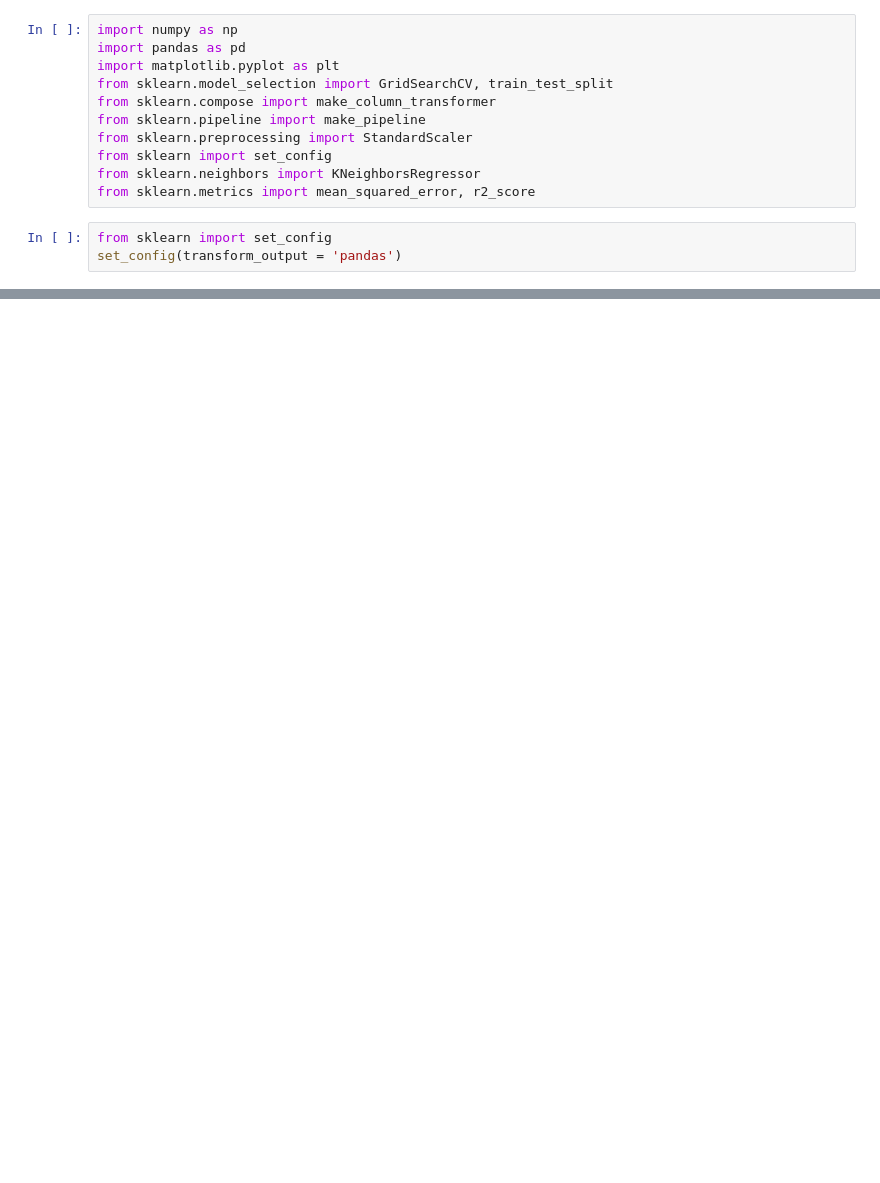
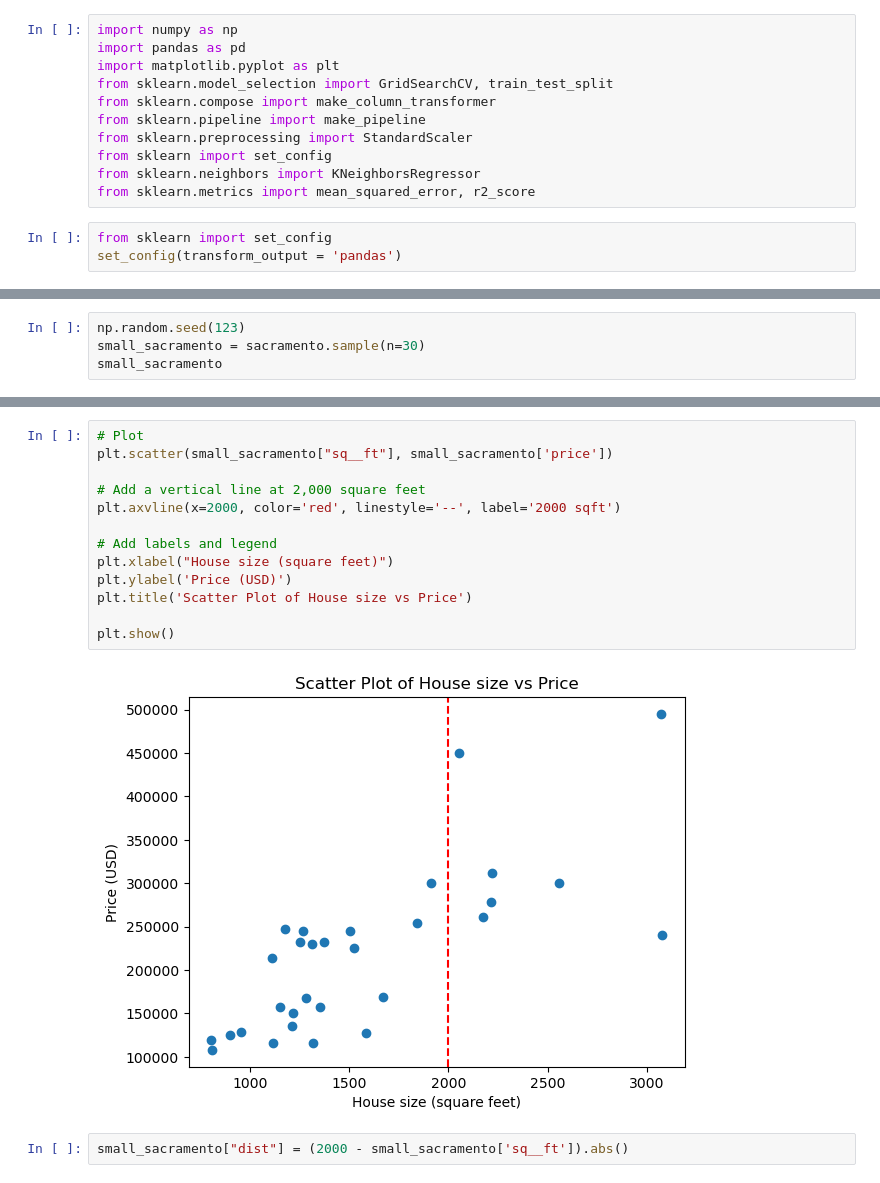
Before and after one commit to jcpeinado/LCR, a Jupyter notebook: 01_materials/notebooks/class_notes_01-09-2025.ipynb, the cells around one changed output, grey strips where cells are left out. Drawn from its saved outputs; the diff is of its cells as text; blank space fills up the shorter version.

```diff
--- a/01_materials/notebooks/class_notes_01-09-2025.ipynb
+++ b/01_materials/notebooks/class_notes_01-09-2025.ipynb
@@ -20,0 +44,4 @@ FileNotFoundError: [Errno 2] No such file or directory: 'dataset/sacramento.csv'
+# %%
+np.random.seed(123)
+small_sacramento = sacramento.sample(n=30)
+small_sacramento
@@ -20,0 +66,17 @@ FileNotFoundError: [Errno 2] No such file or directory: 'dataset/sacramento.csv'
+# %%
+# Plot
+plt.scatter(small_sacramento["sq__ft"], small_sacramento['price'])
+
+# Add a vertical line at 2,000 square feet
+plt.axvline(x=2000, color='red', linestyle='--', label='2000 sqft')
+
+# Add labels and legend
+plt.xlabel("House size (square feet)")
+plt.ylabel('Price (USD)')
+plt.title('Scatter Plot of House size vs Price')
+
+plt.show()
+# %% [output]
+[figure, added]
+# %%
+small_sacramento["dist"] = (2000 - small_sacramento['sq__ft']).abs()
```
Also changed, not shown: parts of 20 cells of this notebook, 1 other file.
